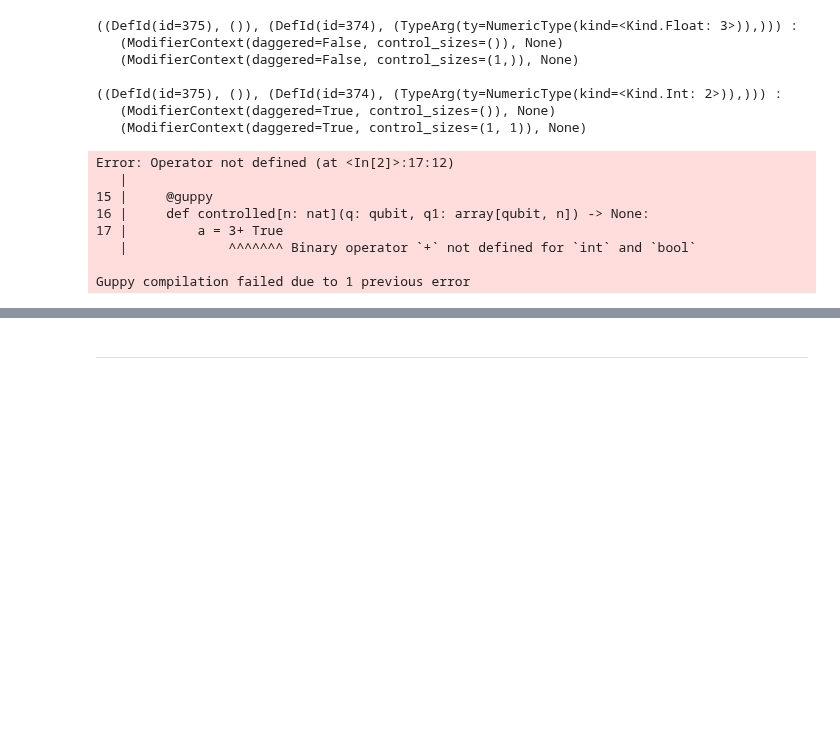
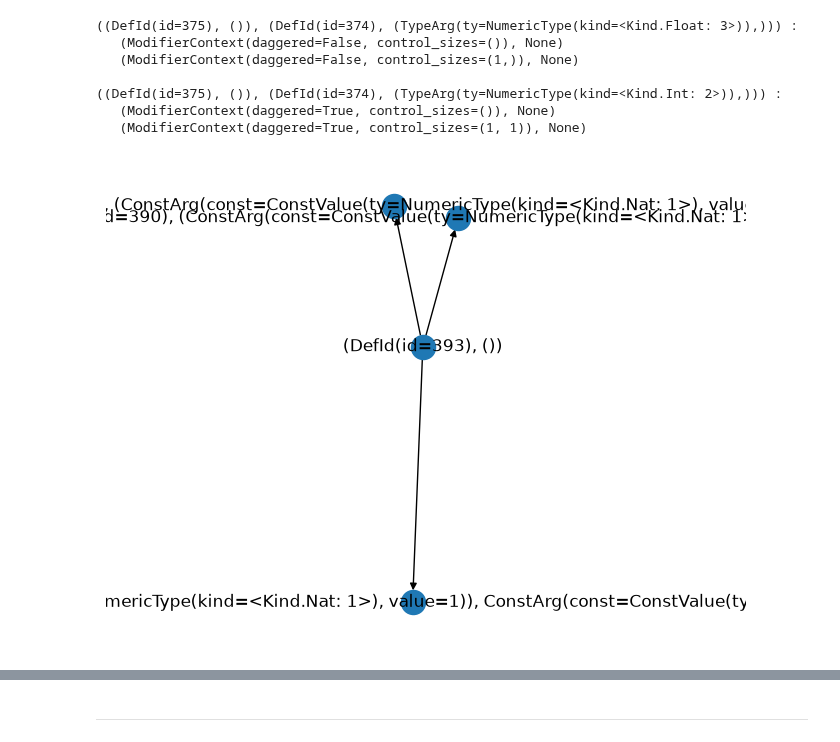
Before and after one commit to Quantinuum/guppylang, a Jupyter notebook: custom_modifier_playground.ipynb, the cells around one changed output, grey strips where cells are left out. Cells and saved outputs as stored; diff of their text form; code cells hidden in the pictures; blank space fills up the shorter version.

Commit message:
final compilation pt1

```diff
--- a/custom_modifier_playground.ipynb
+++ b/custom_modifier_playground.ipynb
@@ -57,7 +57,7 @@ class foo:
 
     @guppy
     def controlled[n: nat](q: qubit, q1: array[qubit, n]) -> None:
-        a = 3+ True
+        a = 3 #+ True
 
 
 
@@ -67,15 +67,6 @@ def fun[n: nat](qs: array[qubit, n], q: qubit) -> None:
         foo(q)
 
 fun.check()
-# %% [output]
-Error: Operator not defined (at <In[2]>:17:12)
-   |
-15 |     @guppy
-16 |     def controlled[n: nat](q: qubit, q1: array[qubit, n]) -> None:
-17 |         a = 3+ True
-   |             ^^^^^^^ Binary operator `+` not defined for `int` and `bool`
-
-Guppy compilation failed due to 1 previous error
 # %%
 from guppylang.std.builtins import array, control, nat, qubit
 from guppylang import guppy
@@ -130,30 +121,35 @@ def helper(q1: qubit) -> None:
 
 n = guppy.nat_var("n")
 c = guppy.nat_var("c")
 
 @guppy.unitary
 class foo:
 
     @guppy(unitary=True)
     def __call__(x: array[int, n]) -> None:
         pass
 
     @guppy
     def daggered(x: array[int, n]) -> None:
         pass
 
     @guppy
     def controlled(x: array[int, n], _controls: array[qubit, c]) -> None:
         pass
 
 @guppy
 def main() -> None:
     q = qubit()
     c = qubit()
+    foo(array(1))
     with control(q, c):
         foo(array(2))
+    with dagger:
+        foo(array(1))
     discard(q)
     discard(c)
 
 
 main.with_minimal_opt().compile_function().modules[0].render_dot(RenderConfig(max_node_label_length=None, max_metadata_length=None))
+# %% [output]
+[figure, added]
```
Also changed, not shown: parts of 1 cell of this notebook, 3 other files.
